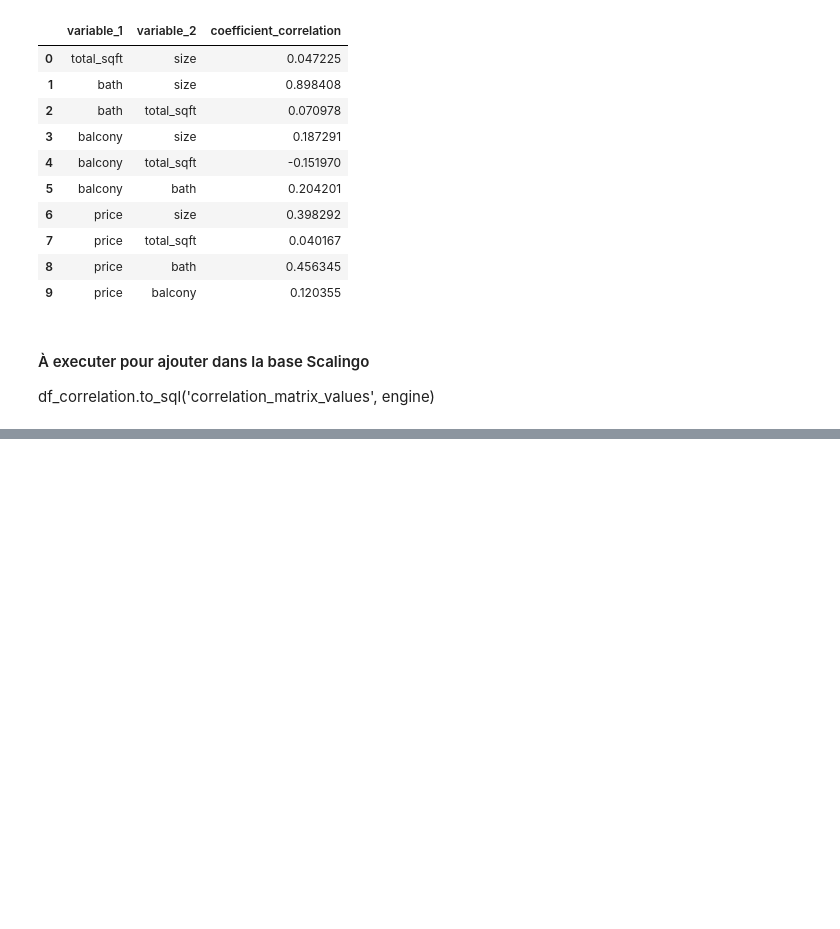
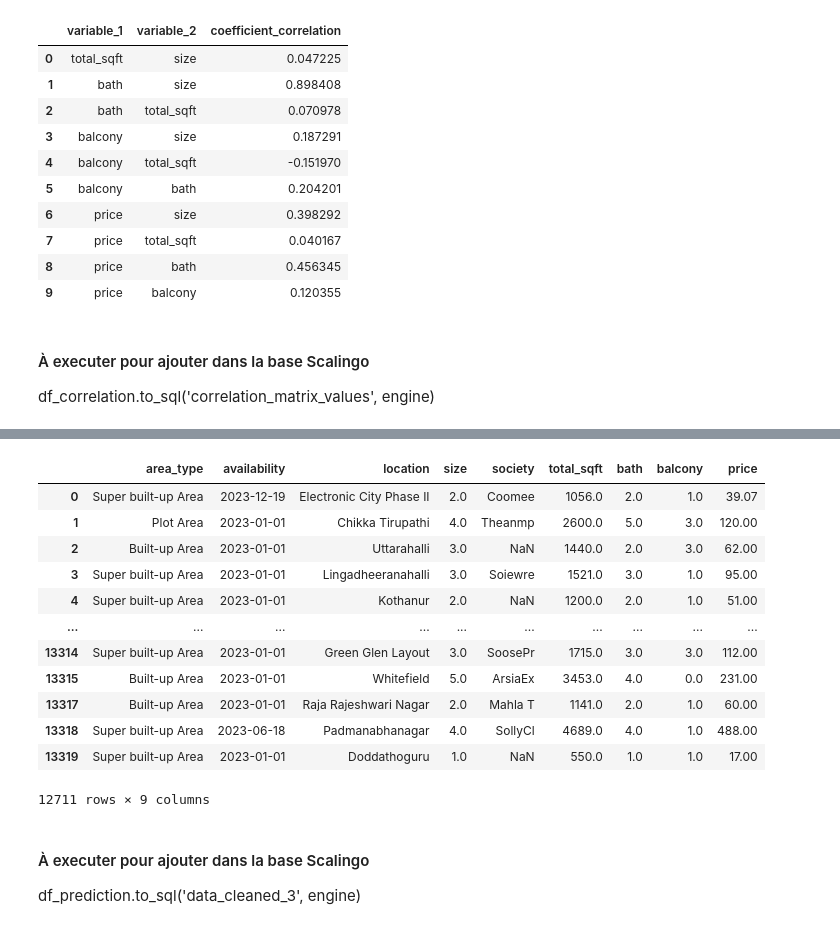
Before and after one commit to MateoDubernet/data-science-project-2, a Jupyter notebook: projet.ipynb, the cells around one changed output, grey strips where cells are left out. Cells and saved outputs as stored; diff of their text form; code cells hidden in the pictures; blank space fills up the shorter version.

```diff
--- a/projet.ipynb
+++ b/projet.ipynb
@@ -342,0 +350,29 @@ df_correlation.to_sql('correlation_matrix_values', engine)
+# %%
+from sklearn.linear_model import LinearRegression
+from sklearn.model_selection import train_test_split
+
+df_prediction = df.dropna(subset=['size'])
+df_prediction = df_prediction.dropna(subset=['total_sqft'])
+df_prediction = df_prediction.dropna(subset=['bath'])
+df_prediction = df_prediction.dropna(subset=['balcony'])
+df_prediction = df_prediction.dropna(subset=['price'])
+
+df_prediction
+# %% [output]
+|  | area_type | availability | location | size | society | total_sqft | bath | balcony | price |
+| 0 | Super built-up Area | 2023-12-19 | Electronic City Phase II | 2.0 | Coomee | 1056.0 | 2.0 | 1.0 | 39.07 |
+| 1 | Plot Area | 2023-01-01 | Chikka Tirupathi | 4.0 | Theanmp | 2600.0 | 5.0 | 3.0 | 120.00 |
+| 2 | Built-up Area | 2023-01-01 | Uttarahalli | 3.0 | NaN | 1440.0 | 2.0 | 3.0 | 62.00 |
+| 3 | Super built-up Area | 2023-01-01 | Lingadheeranahalli | 3.0 | Soiewre | 1521.0 | 3.0 | 1.0 | 95.00 |
+| 4 | Super built-up Area | 2023-01-01 | Kothanur | 2.0 | NaN | 1200.0 | 2.0 | 1.0 | 51.00 |
+| ... | ... | ... | ... | ... | ... | ... | ... | ... | ... |
+| 13314 | Super built-up Area | 2023-01-01 | Green Glen Layout | 3.0 | SoosePr | 1715.0 | 3.0 | 3.0 | 112.00 |
+| 13315 | Built-up Area | 2023-01-01 | Whitefield | 5.0 | ArsiaEx | 3453.0 | 4.0 | 0.0 | 231.00 |
+| 13317 | Built-up Area | 2023-01-01 | Raja Rajeshwari Nagar | 2.0 | Mahla T | 1141.0 | 2.0 | 1.0 | 60.00 |
+| 13318 | Super built-up Area | 2023-06-18 | Padmanabhanagar | 4.0 | SollyCl | 4689.0 | 4.0 | 1.0 | 488.00 |
+| 13319 | Super built-up Area | 2023-01-01 | Doddathoguru | 1.0 | NaN | 550.0 | 1.0 | 1.0 | 17.00 |
+12711 rows × 9 columns
+# %% [markdown]
+#### À executer pour ajouter dans la base Scalingo
+
+df_prediction.to_sql('data_cleaned_3', engine)
```
Also changed, not shown: parts of 28 cells of this notebook, 1 other file.
